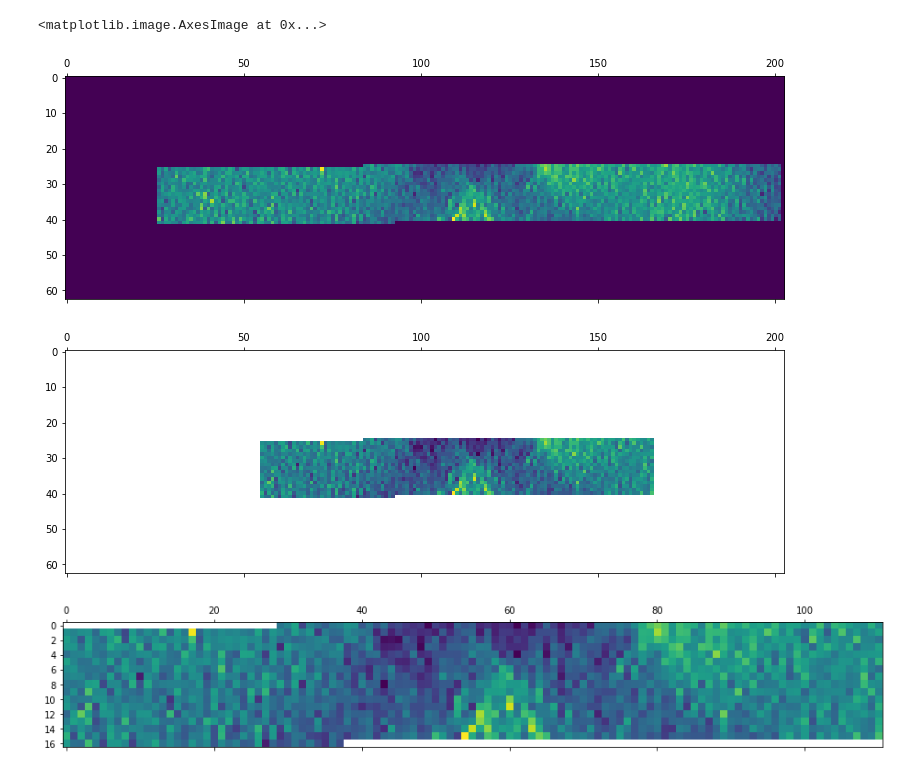
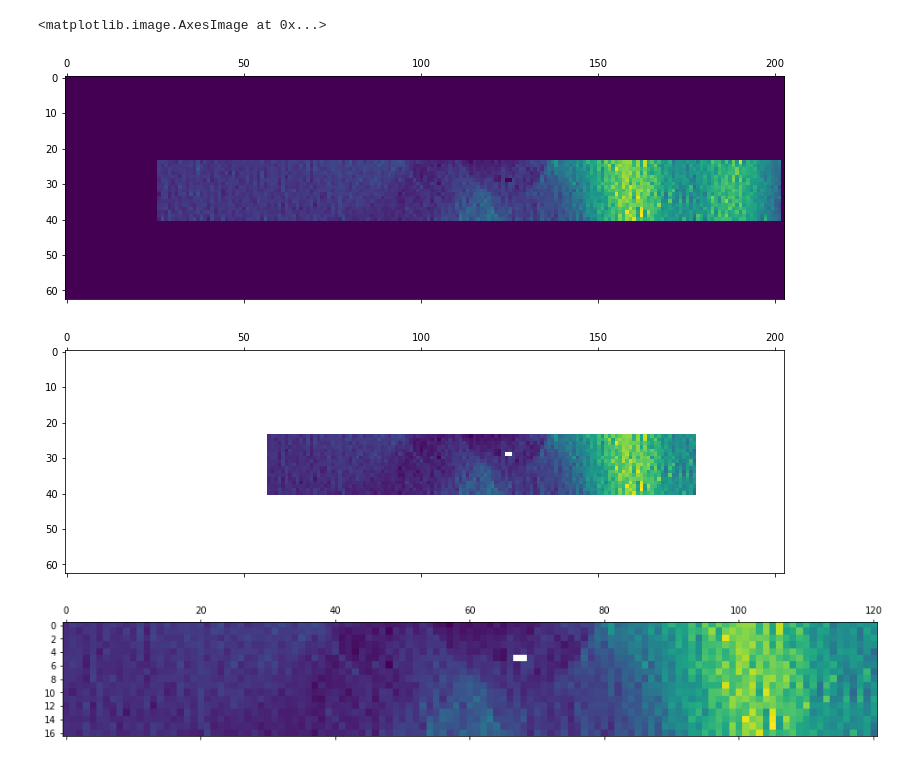
Before and after one commit to KMDE-10/DIC, a Jupyter notebook: pickle_import_analys.ipynb, the cells around one changed output. Drawn from its saved outputs; the diff is of its cells as text; code cells hidden in the pictures.

```diff
--- a/pickle_import_analys.ipynb
+++ b/pickle_import_analys.ipynb
@@ -32,7 +30,7 @@ def strip_nans(df):
     after.dropna(how='all',axis=1,inplace=True)
     return(after)
 # %%
-sample='MC_A_8yi'
+sample='MC_A_8xiii'
 samplelocation='Y:\\Istra Repositories\\ch-gr_exports\\'+sample+'.pickle'
 lookup=pd.read_pickle(samplelocation,compression='zip')
 # %%
@@ -96,14 +94,16 @@ def apply_full_stencil(lookup,stencil):
     return vis
 #plt.matshow(create_full_stencil(lookup,positions,sample,25))
 # %%
+stencil3=create_full_stencil(lookup,positions,sample,75)
+stencil2=create_full_stencil(lookup,positions,sample,25)
 stencil=create_full_stencil(lookup,positions,sample,50)
-vis=pd.DataFrame(lookup.iloc[500,:][(      'strains',                   'strain_p1')])
+vis=pd.DataFrame(lookup.iloc[320,:][(      'strains',                   'strain_p1')])
 plt.matshow(vis)
 plt.matshow(vis.multiply(stencil))
 plt.matshow(apply_full_stencil(vis,stencil))
 # %% [output]
 <matplotlib.image.AxesImage at 0x...>
-[figure, old version]
+[figure, new version]
-[figure, old version]
+[figure, new version]
-[figure, old version]
+[figure, new version]
 # %%
```
Also changed, not shown: parts of 12 cells of this notebook.
